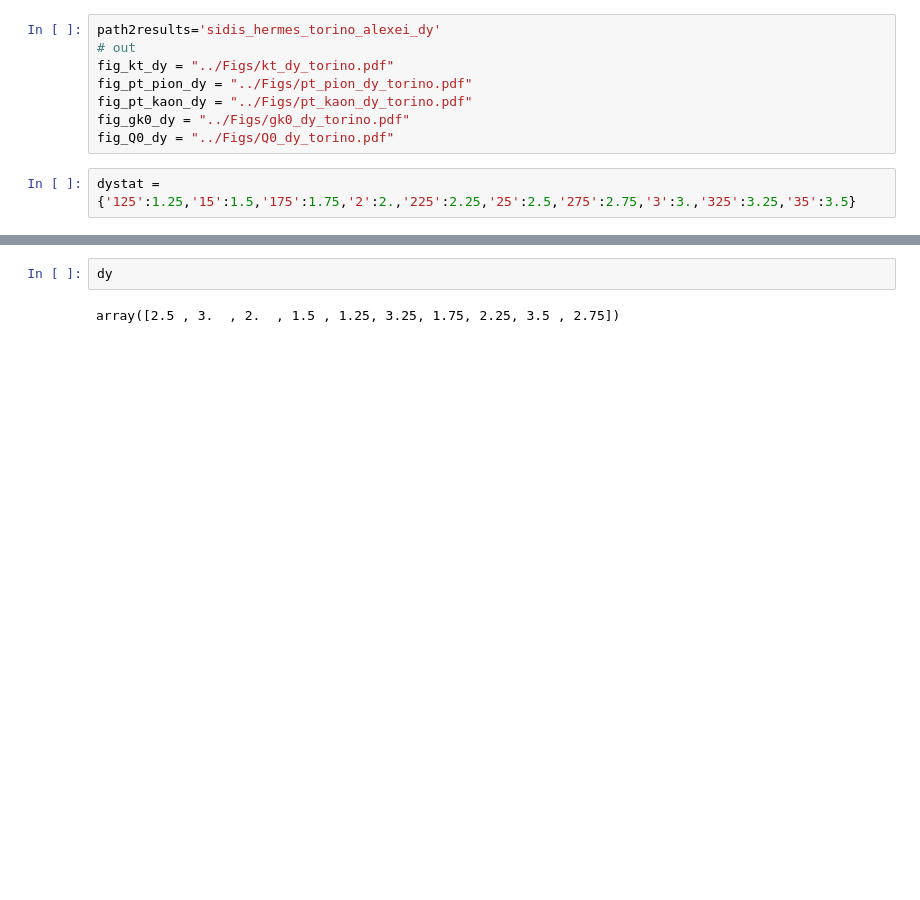
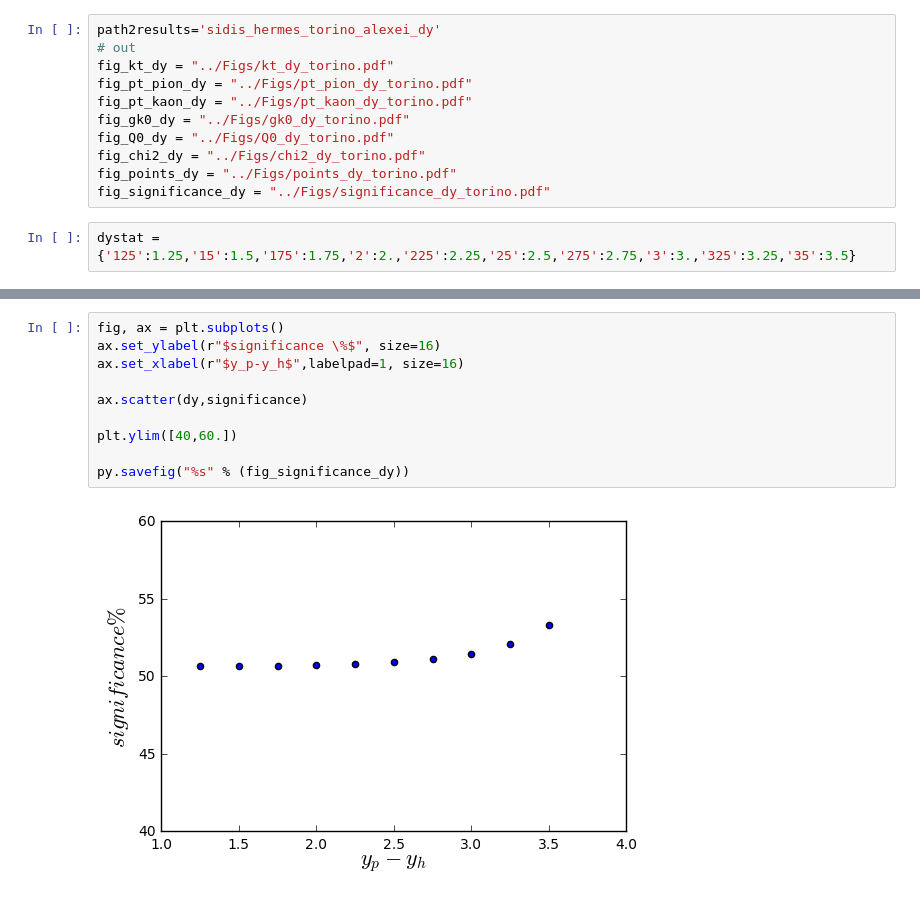
Before and after one commit to prokudin/collinearity, a Jupyter notebook: notebooks/torino_rapidity_cut_analysis.ipynb, the cells around one changed output, grey strips where cells are left out. Drawn from its saved outputs; the diff is of its cells as text; blank space fills up the shorter version.

Commit message:
torino fit redone

```diff
--- a/notebooks/torino_rapidity_cut_analysis.ipynb
+++ b/notebooks/torino_rapidity_cut_analysis.ipynb
@@ -15,6 +16,9 @@ fig_pt_pion_dy = "../Figs/pt_pion_dy_torino.pdf"
 fig_pt_kaon_dy = "../Figs/pt_kaon_dy_torino.pdf"
 fig_gk0_dy = "../Figs/gk0_dy_torino.pdf"
 fig_Q0_dy = "../Figs/Q0_dy_torino.pdf"
+fig_chi2_dy = "../Figs/chi2_dy_torino.pdf"
+fig_points_dy = "../Figs/points_dy_torino.pdf"
+fig_significance_dy = "../Figs/significance_dy_torino.pdf"
 # %%
 dystat = {'125':1.25,'15':1.5,'175':1.75,'2':2.,'225':2.25,'25':2.5,'275':2.75,'3':3.,'325':3.25,'35':3.5}
 # %%
@@ -63,5 +71,13 @@ for prefix in dystat.keys():
         i=i+1
-# %%
-dy
-# %% [output]
-array([2.5 , 3.  , 2.  , 1.5 , 1.25, 3.25, 1.75, 2.25, 3.5 , 2.75])
+# %%
+fig, ax = plt.subplots()
+ax.set_ylabel(r"$significance \%$", size=16)
+ax.set_xlabel(r"$y_p-y_h$",labelpad=1, size=16)
+
+ax.scatter(dy,significance)
+
+plt.ylim([40,60.])
+
+py.savefig("%s" % (fig_significance_dy))
+# %% [output]
+[figure, added]
```
Also changed, not shown: parts of 8 cells of this notebook, 16 other files.
